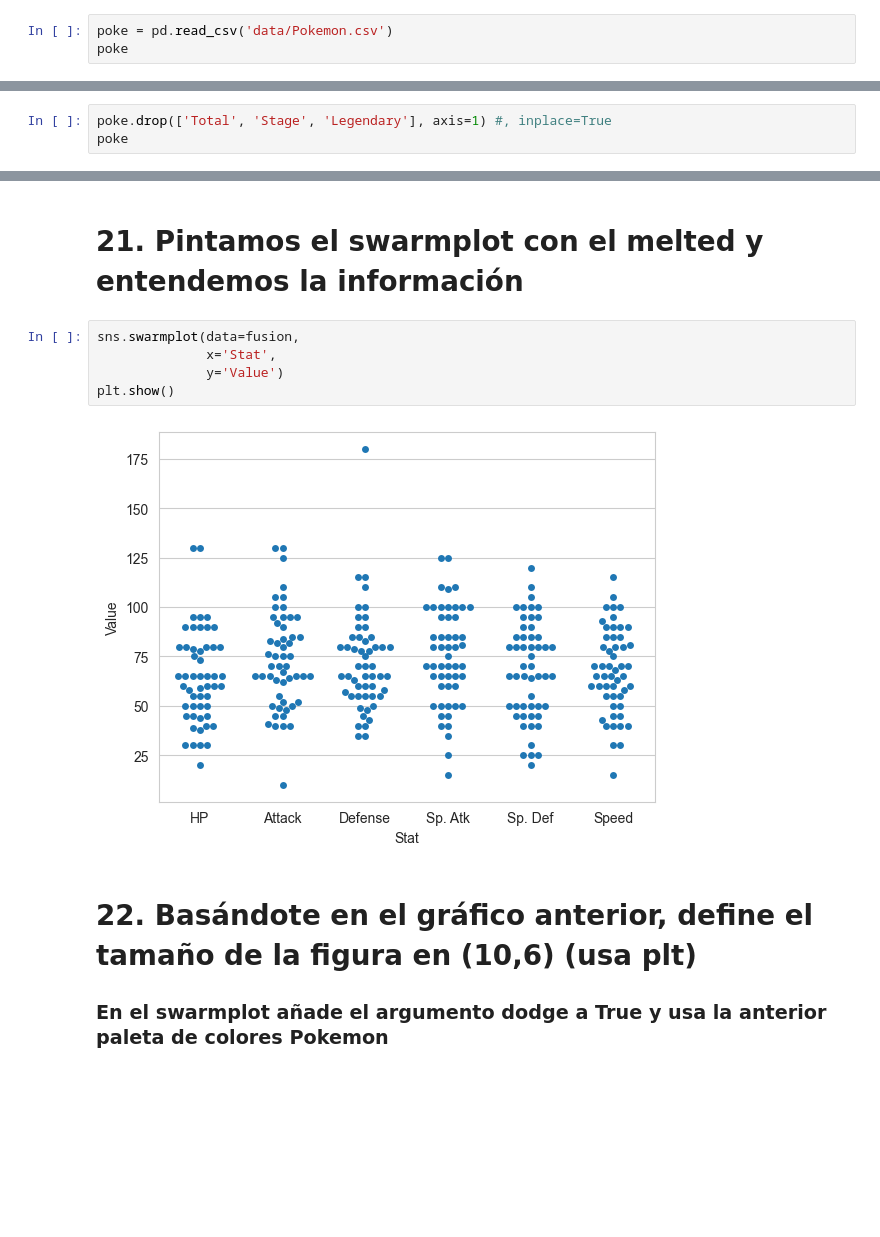
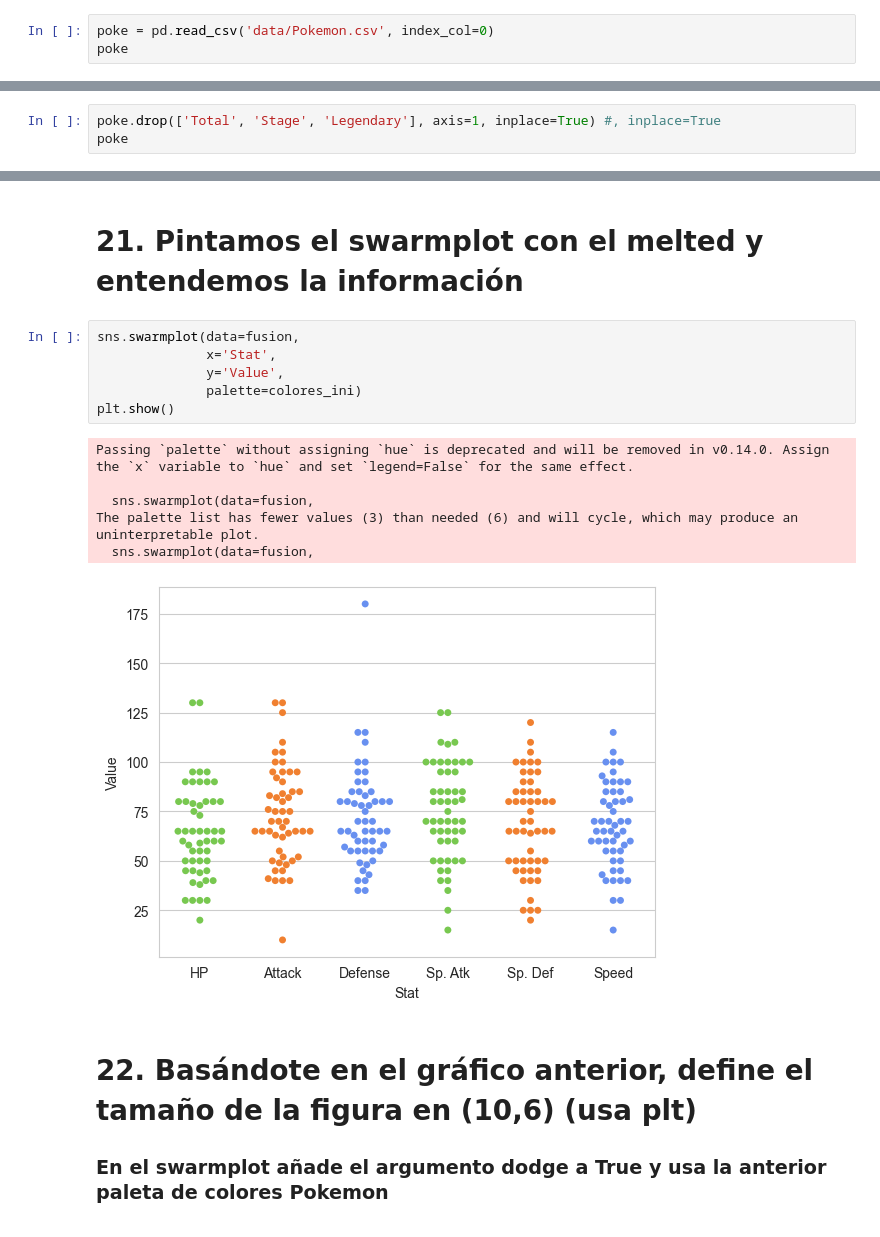
Before and after one commit to Varushet/Data_Science, a Jupyter notebook: 2-Data_Analysis/6-Visualización/2-Seaborn/Ejercicios/ejercicios_Seaborn_resueltos.ipynb, the cells around one changed output, grey strips where cells are left out. Saved outputs shown, nothing was run; the diff lists cells and outputs as text; blank space fills up the shorter version.

```diff
--- a/2-Data_Analysis/6-Visualización/2-Seaborn/Ejercicios/ejercicios_Seaborn_resueltos.ipynb
+++ b/2-Data_Analysis/6-Visualización/2-Seaborn/Ejercicios/ejercicios_Seaborn_resueltos.ipynb
@@ -9,6 +9,6 @@ import matplotlib.pyplot as plt
 # %% [markdown]
 # 3. Lee 'Pokemon.csv', lee la primera columna del csv como índice del DataFrame
 # %%
-poke = pd.read_csv('data/Pokemon.csv')
+poke = pd.read_csv('data/Pokemon.csv', index_col=0)
 poke
 # %% [output]
@@ -87,6 +89,6 @@ sns.boxplot(poke)
 # 10. No nos interesan las columnas Total, Stage ni Legendary
 ### Bórralos del DataFrame y vuelve a dibujar el diagrama de cajas
 # %%
-poke.drop(['Total', 'Stage', 'Legendary'], axis=1) #, inplace=True
+poke.drop(['Total', 'Stage', 'Legendary'], axis=1, inplace=True) #, inplace=True
 poke
 # %% [output]
@@ -241,10 +246,16 @@ fusion
 # %%
 sns.swarmplot(data=fusion,
               x='Stat',
-              y='Value')
+              y='Value',
+              palette=colores_ini)
 plt.show()
 # %% [output]
+Passing `palette` without assigning `hue` is deprecated and will be removed in v0.14.0. Assign the `x` variable to `hue` and set `legend=False` for the same effect.
+
+  sns.swarmplot(data=fusion,
+The palette list has fewer values (3) than needed (6) and will cycle, which may produce an uninterpretable plot.
+  sns.swarmplot(data=fusion,
-[figure, old version]
+[figure, new version]
 # %% [markdown]
 # 22. Basándote en el gráfico anterior, define el tamaño de la figura en (10,6) (usa plt)
 ### En el swarmplot añade el argumento dodge a True y usa la anterior paleta de colores Pokemon
```
Also changed, not shown: parts of 11 cells of this notebook, 2 other files.
